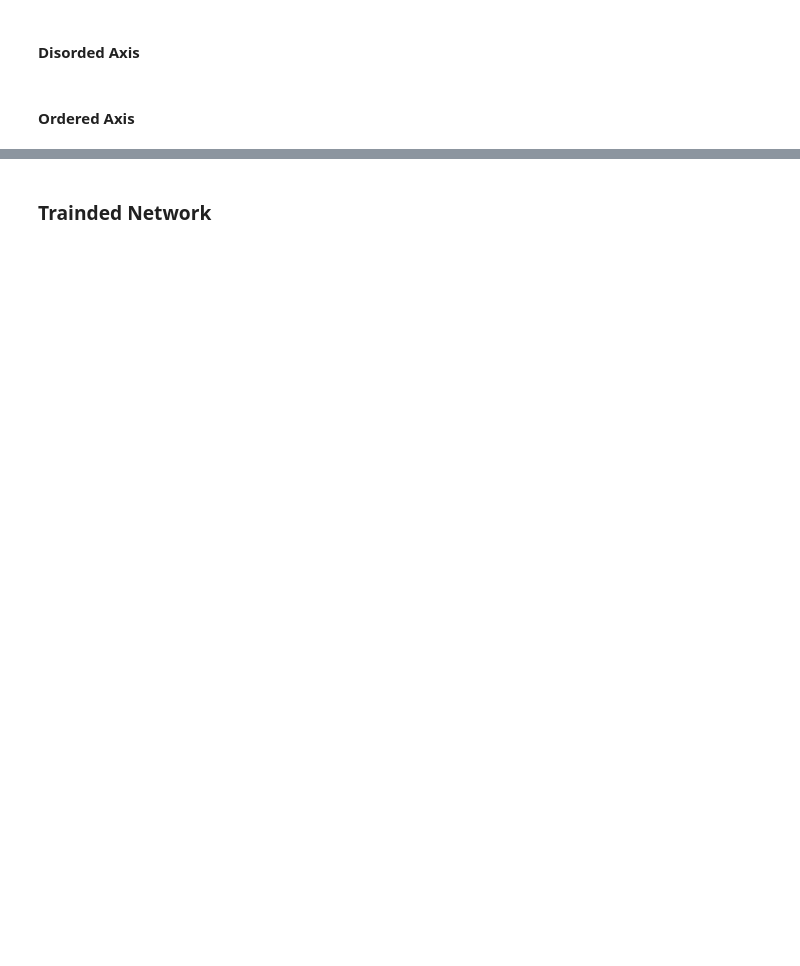
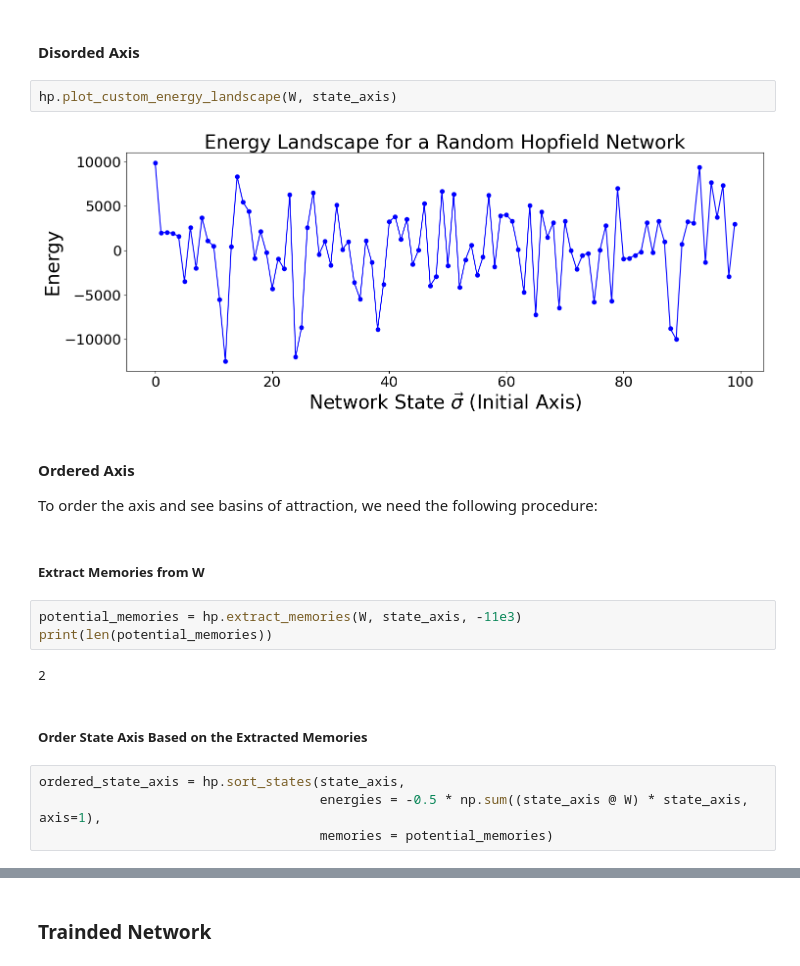
Before and after one commit to d-domeniconi/hopfield_network, a Jupyter notebook: learning_about_learning.ipynb, the cells around one changed output, grey strips where cells are left out. Drawn from its saved outputs; the diff is of its cells as text; blank space fills up the shorter version.

Commit message:
studying energy landscape

```diff
--- a/learning_about_learning.ipynb
+++ b/learning_about_learning.ipynb
@@ -153,4 +161,23 @@ array([[-1,  1, -1, ..., -1, -1, -1],
 # %% [markdown]
 #### Disorded Axis
+# %%
+hp.plot_custom_energy_landscape(W, state_axis)
+# %% [output]
+[figure, added]
 # %% [markdown]
 #### Ordered Axis
+
+To order the axis and see basins of attraction, we need the following procedure:
+# %% [markdown]
+##### Extract Memories from W
+# %%
+potential_memories = hp.extract_memories(W, state_axis, -11e3)
+print(len(potential_memories))
+# %% [output]
+2
+# %% [markdown]
+##### Order State Axis Based on the Extracted Memories
+# %%
+ordered_state_axis = hp.sort_states(state_axis,
+                                    energies = -0.5 * np.sum((state_axis @ W) * state_axis, axis=1),
+                                    memories = potential_memories)
```
Also changed, not shown: parts of 13 cells of this notebook, 8 other files.
